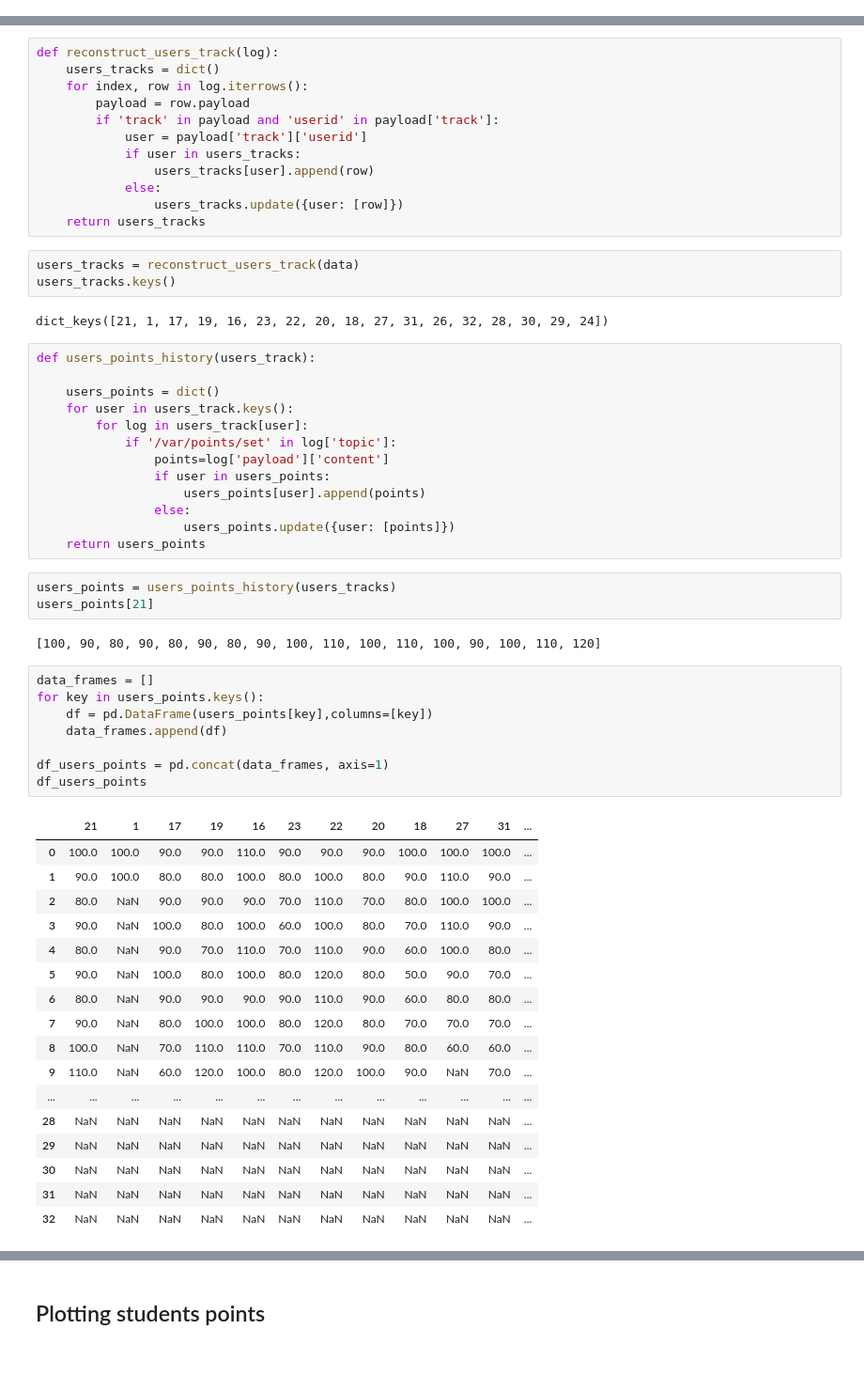
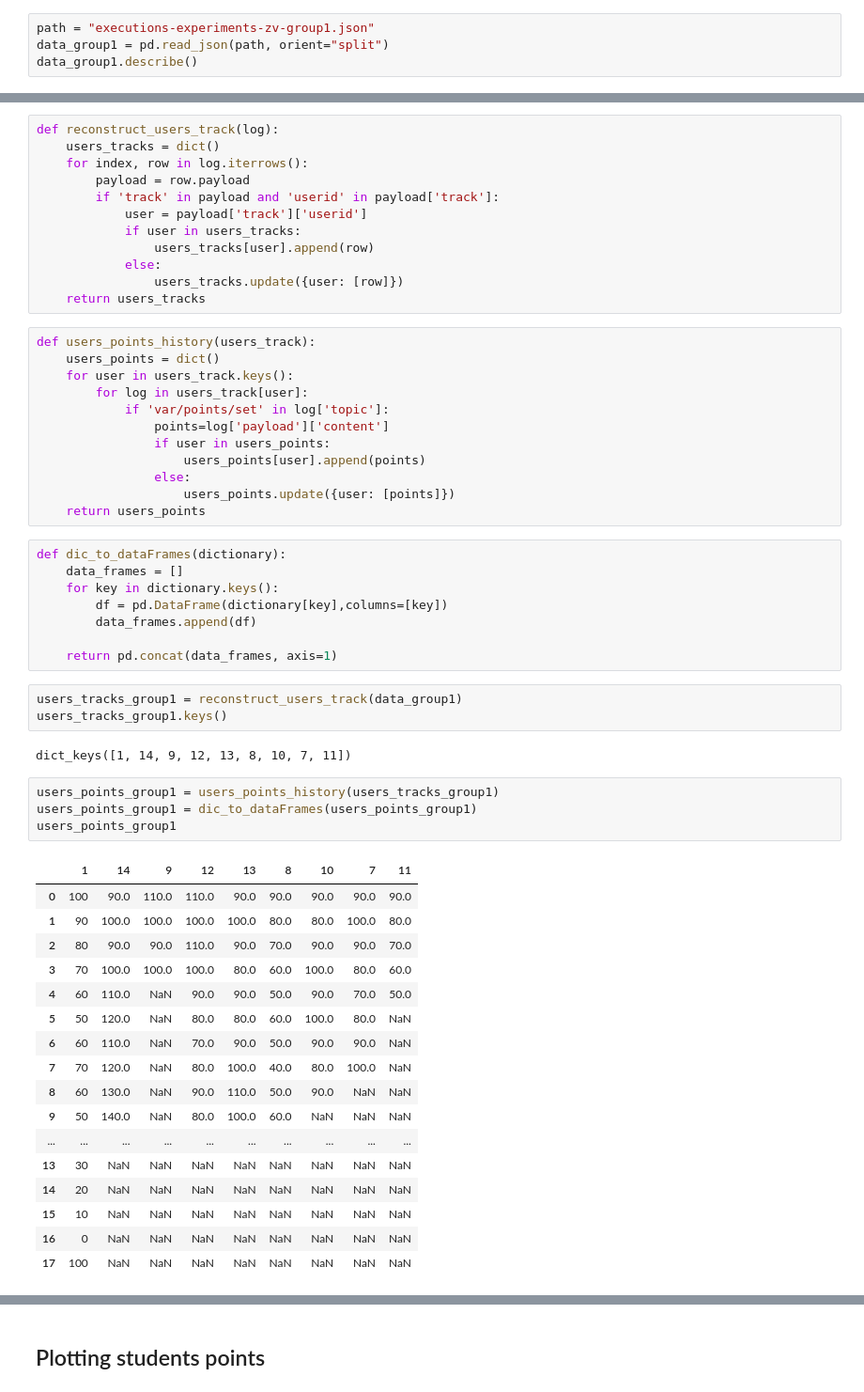
Before and after one commit to harena-lab/harena-analytics, a Jupyter notebook: resources/ZumbiVenom/analysis/analysis.ipynb, the cells around one changed output, grey strips where cells are left out. Shown: that part at 94% size. Drawn from its saved outputs; the diff is of its cells as text; blank space fills up the shorter version.

```diff
--- a/resources/ZumbiVenom/analysis/analysis.ipynb
+++ b/resources/ZumbiVenom/analysis/analysis.ipynb
@@ -13,0 +23,4 @@ from datetime import datetime
+# %%
+path = "executions-experiments-zv-group1.json"
+data_group1 = pd.read_json(path, orient="split")
+data_group1.describe()
@@ -52,53 +66,51 @@ def reconstruct_users_track(log):
             else:
                 users_tracks.update({user: [row]})
     return users_tracks
-# %%
-users_tracks = reconstruct_users_track(data)
-users_tracks.keys()
-# %% [output]
-dict_keys([21, 1, 17, 19, 16, 23, 22, 20, 18, 27, 31, 26, 32, 28, 30, 29, 24])
 # %%
 def users_points_history(users_track):
-
     users_points = dict()
     for user in users_track.keys():
         for log in users_track[user]:
-            if '/var/points/set' in log['topic']:
+            if 'var/points/set' in log['topic']:
                 points=log['payload']['content']
                 if user in users_points:
                     users_points[user].append(points)
                 else:
                     users_points.update({user: [points]})
     return users_points
-# %%
-users_points = users_points_history(users_tracks)
-users_points[21]
-# %% [output]
-[100, 90, 80, 90, 80, 90, 80, 90, 100, 110, 100, 110, 100, 90, 100, 110, 120]
 # %%
-data_frames = []
-for key in users_points.keys():
-    df = pd.DataFrame(users_points[key],columns=[key])
-    data_frames.append(df)
+def dic_to_dataFrames(dictionary):
+    data_frames = []
+    for key in dictionary.keys():
+        df = pd.DataFrame(dictionary[key],columns=[key])
+        data_frames.append(df)
 
-df_users_points = pd.concat(data_frames, axis=1)
-df_users_points
+    return pd.concat(data_frames, axis=1)
-# %% [output]
-|  | 21 | 1 | 17 | 19 | 16 | 23 | 22 | 20 | 18 | 27 | 31 | ... |
-| 0 | 100.0 | 100.0 | 90.0 | 90.0 | 110.0 | 90.0 | 90.0 | 90.0 | 100.0 | 100.0 | 100.0 | ... |
-| 1 | 90.0 | 100.0 | 80.0 | 80.0 | 100.0 | 80.0 | 100.0 | 80.0 | 90.0 | 110.0 | 90.0 | ... |
-| 2 | 80.0 | NaN | 90.0 | 90.0 | 90.0 | 70.0 | 110.0 | 70.0 | 80.0 | 100.0 | 100.0 | ... |
-| 3 | 90.0 | NaN | 100.0 | 80.0 | 100.0 | 60.0 | 100.0 | 80.0 | 70.0 | 110.0 | 90.0 | ... |
-| 4 | 80.0 | NaN | 90.0 | 70.0 | 110.0 | 70.0 | 110.0 | 90.0 | 60.0 | 100.0 | 80.0 | ... |
-| 5 | 90.0 | NaN | 100.0 | 80.0 | 100.0 | 80.0 | 120.0 | 80.0 | 50.0 | 90.0 | 70.0 | ... |
-| 6 | 80.0 | NaN | 90.0 | 90.0 | 90.0 | 90.0 | 110.0 | 90.0 | 60.0 | 80.0 | 80.0 | ... |
-| 7 | 90.0 | NaN | 80.0 | 100.0 | 100.0 | 80.0 | 120.0 | 80.0 | 70.0 | 70.0 | 70.0 | ... |
-| 8 | 100.0 | NaN | 70.0 | 110.0 | 110.0 | 70.0 | 110.0 | 90.0 | 80.0 | 60.0 | 60.0 | ... |
-| 9 | 110.0 | NaN | 60.0 | 120.0 | 100.0 | 80.0 | 120.0 | 100.0 | 90.0 | NaN | 70.0 | ... |
-| ... | ... | ... | ... | ... | ... | ... | ... | ... | ... | ... | ... | ... |
-| 28 | NaN | NaN | NaN | NaN | NaN | NaN | NaN | NaN | NaN | NaN | NaN | ... |
-| 29 | NaN | NaN | NaN | NaN | NaN | NaN | NaN | NaN | NaN | NaN | NaN | ... |
-| 30 | NaN | NaN | NaN | NaN | NaN | NaN | NaN | NaN | NaN | NaN | NaN | ... |
-| 31 | NaN | NaN | NaN | NaN | NaN | NaN | NaN | NaN | NaN | NaN | NaN | ... |
-| 32 | NaN | NaN | NaN | NaN | NaN | NaN | NaN | NaN | NaN | NaN | NaN | ... |
+# %%
+users_tracks_group1 = reconstruct_users_track(data_group1)
+users_tracks_group1.keys()
+# %% [output]
+dict_keys([1, 14, 9, 12, 13, 8, 10, 7, 11])
+# %%
+users_points_group1 = users_points_history(users_tracks_group1)
+users_points_group1 = dic_to_dataFrames(users_points_group1)
+users_points_group1
+# %% [output]
+|  | 1 | 14 | 9 | 12 | 13 | 8 | 10 | 7 | 11 |
+| 0 | 100 | 90.0 | 110.0 | 110.0 | 90.0 | 90.0 | 90.0 | 90.0 | 90.0 |
+| 1 | 90 | 100.0 | 100.0 | 100.0 | 100.0 | 80.0 | 80.0 | 100.0 | 80.0 |
+| 2 | 80 | 90.0 | 90.0 | 110.0 | 90.0 | 70.0 | 90.0 | 90.0 | 70.0 |
+| 3 | 70 | 100.0 | 100.0 | 100.0 | 80.0 | 60.0 | 100.0 | 80.0 | 60.0 |
+| 4 | 60 | 110.0 | NaN | 90.0 | 90.0 | 50.0 | 90.0 | 70.0 | 50.0 |
+| 5 | 50 | 120.0 | NaN | 80.0 | 80.0 | 60.0 | 100.0 | 80.0 | NaN |
+| 6 | 60 | 110.0 | NaN | 70.0 | 90.0 | 50.0 | 90.0 | 90.0 | NaN |
+| 7 | 70 | 120.0 | NaN | 80.0 | 100.0 | 40.0 | 80.0 | 100.0 | NaN |
+| 8 | 60 | 130.0 | NaN | 90.0 | 110.0 | 50.0 | 90.0 | NaN | NaN |
+| 9 | 50 | 140.0 | NaN | 80.0 | 100.0 | 60.0 | NaN | NaN | NaN |
+| ... | ... | ... | ... | ... | ... | ... | ... | ... | ... |
+| 13 | 30 | NaN | NaN | NaN | NaN | NaN | NaN | NaN | NaN |
+| 14 | 20 | NaN | NaN | NaN | NaN | NaN | NaN | NaN | NaN |
+| 15 | 10 | NaN | NaN | NaN | NaN | NaN | NaN | NaN | NaN |
+| 16 | 0 | NaN | NaN | NaN | NaN | NaN | NaN | NaN | NaN |
+| 17 | 100 | NaN | NaN | NaN | NaN | NaN | NaN | NaN | NaN |
 # %%
```
Also changed, not shown: parts of 16 cells of this notebook, 2 other files.
